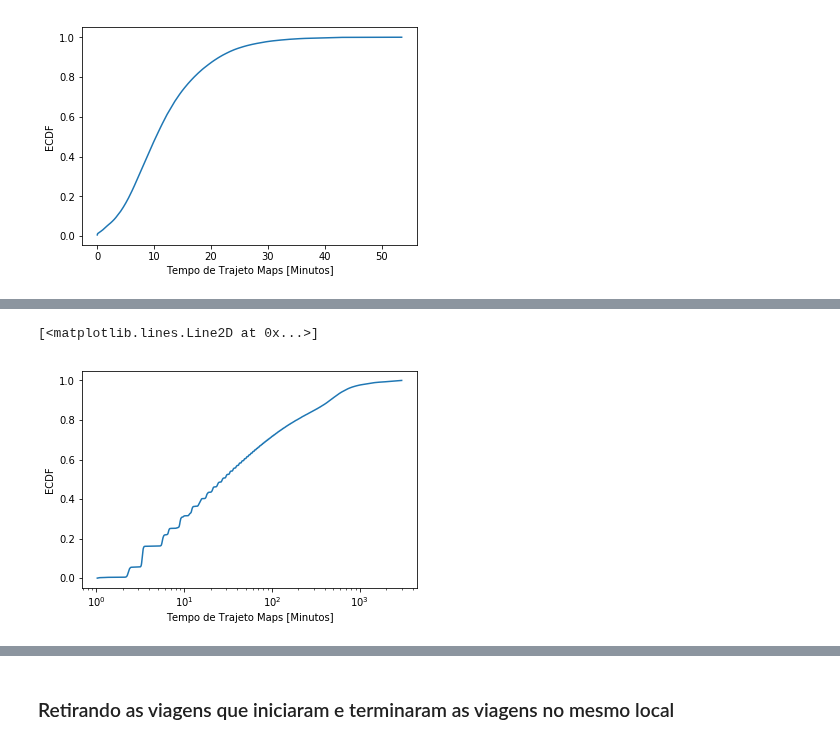
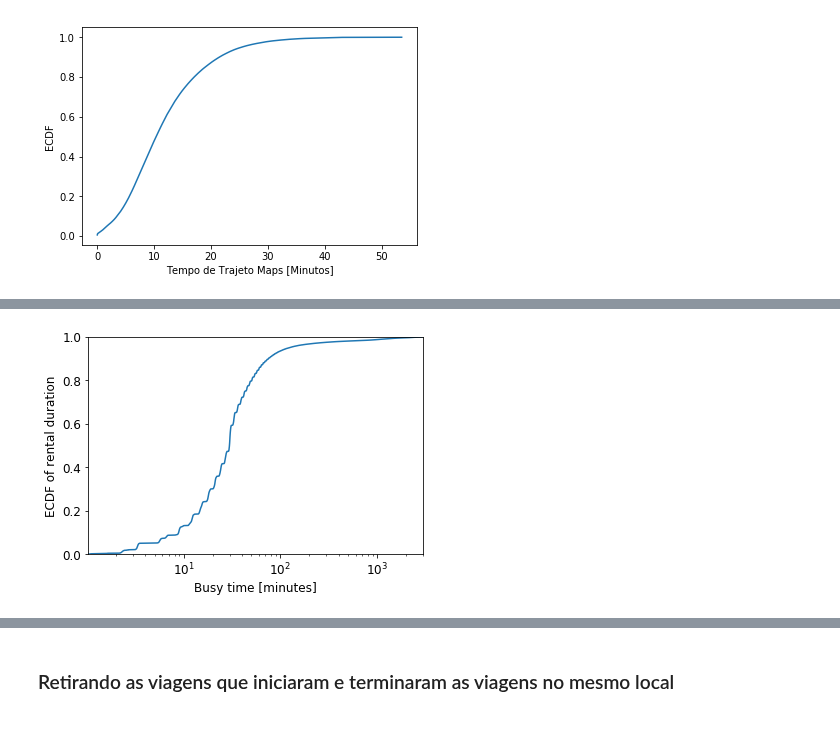
Before and after one commit to netlabufjf/Evo-Scripts, a Jupyter notebook: CDF_Plot_Evo.ipynb, the cells around one changed output, grey strips where cells are left out. Cells and saved outputs as stored; diff of their text form; code cells hidden in the pictures.

Commit message:
Idle and busy plots

```diff
--- a/CDF_Plot_Evo.ipynb
+++ b/CDF_Plot_Evo.ipynb
@@ -189,14 +176,17 @@ plt.plot(x,y)
-# %%
-# CDF Viagens de carros normais
-fig, ax = plt.subplots()
-
-ax.set_ylabel('ECDF')
-ax.set_xlabel('Tempo de Trajeto Maps [Minutos]')
-
-plt.xscale('log')
-
-x, y = cdf(Parked_Diff.sort_values(by='duration'))
-plt.plot(x,y)
-# %% [output]
-[<matplotlib.lines.Line2D at 0x...>]
-[figure, removed]
+# %%
+# CDF Ocupação de carros normais
+x, y = cdf(Occupied_Diff.sort_values(by=['duration']))
+plt.plot(x,y)
+
+plt.ylabel('ECDF of rental duration')
+plt.xlabel('Busy time [minutes]')
+
+plt.xscale('log')
+
+plt.xlim(0,max(x))
+plt.ylim(0,1)
+
+plt.savefig('../plots/busyCDF.pdf')
+plt.show()
+# %% [output]
+[figure, added]
```
Also changed, not shown: parts of 7 cells of this notebook.
